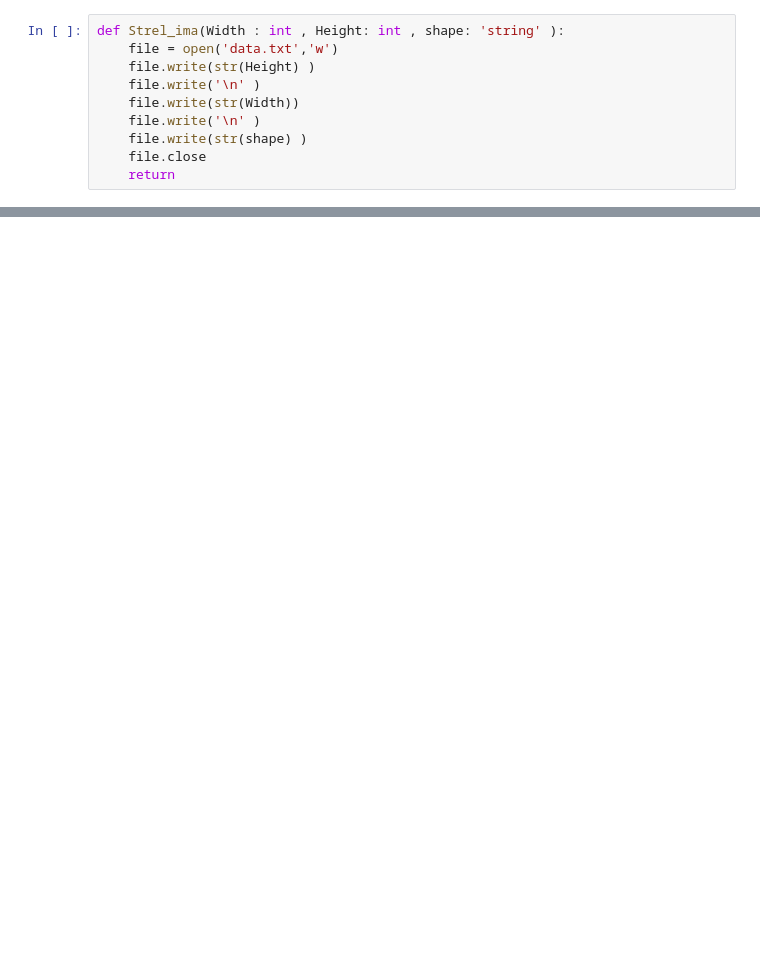
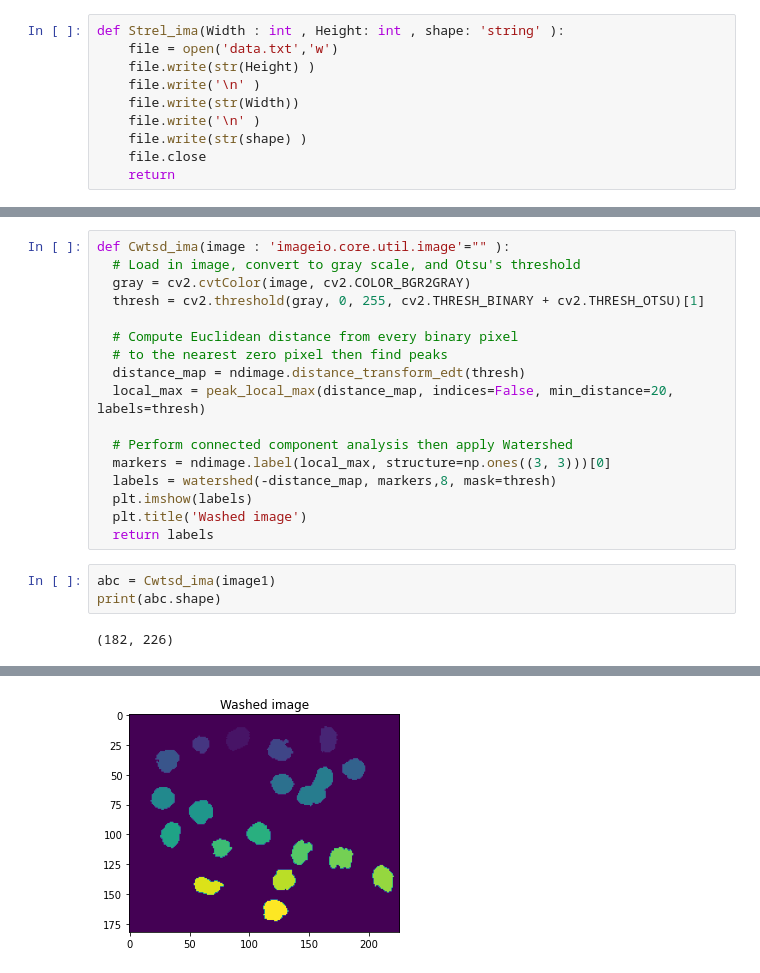
Before and after one commit to Binh9874123/Diplom-Example, a Jupyter notebook: Untitled.ipynb, the cells around one changed output, grey strips where cells are left out. Saved outputs shown, nothing was run; the diff lists cells and outputs as text; blank space fills up the shorter version.

```diff
--- a/Untitled.ipynb
+++ b/Untitled.ipynb
@@ -135,0 +180,22 @@ def Cwtsd_ima(image : 'imageio.core.util.image'="" , Connectivity):
+# %%
+def Cwtsd_ima(image : 'imageio.core.util.image'="" ):
+  # Load in image, convert to gray scale, and Otsu's threshold
+  gray = cv2.cvtColor(image, cv2.COLOR_BGR2GRAY)
+  thresh = cv2.threshold(gray, 0, 255, cv2.THRESH_BINARY + cv2.THRESH_OTSU)[1]
+
+  # Compute Euclidean distance from every binary pixel
+  # to the nearest zero pixel then find peaks
+  distance_map = ndimage.distance_transform_edt(thresh)
+  local_max = peak_local_max(distance_map, indices=False, min_distance=20, labels=thresh)
+
+  # Perform connected component analysis then apply Watershed
+  markers = ndimage.label(local_max, structure=np.ones((3, 3)))[0]
+  labels = watershed(-distance_map, markers,8, mask=thresh)
+  plt.imshow(labels)
+  plt.title('Washed image')
+  return labels
+# %%
+abc = Cwtsd_ima(image1)
+print(abc.shape)
+# %% [output]
+(182, 226)
@@ -135,0 +204 @@ def Cwtsd_ima(image : 'imageio.core.util.image'="" , Connectivity):
+[figure, added]
```
Also changed, not shown: parts of 40 cells of this notebook.
